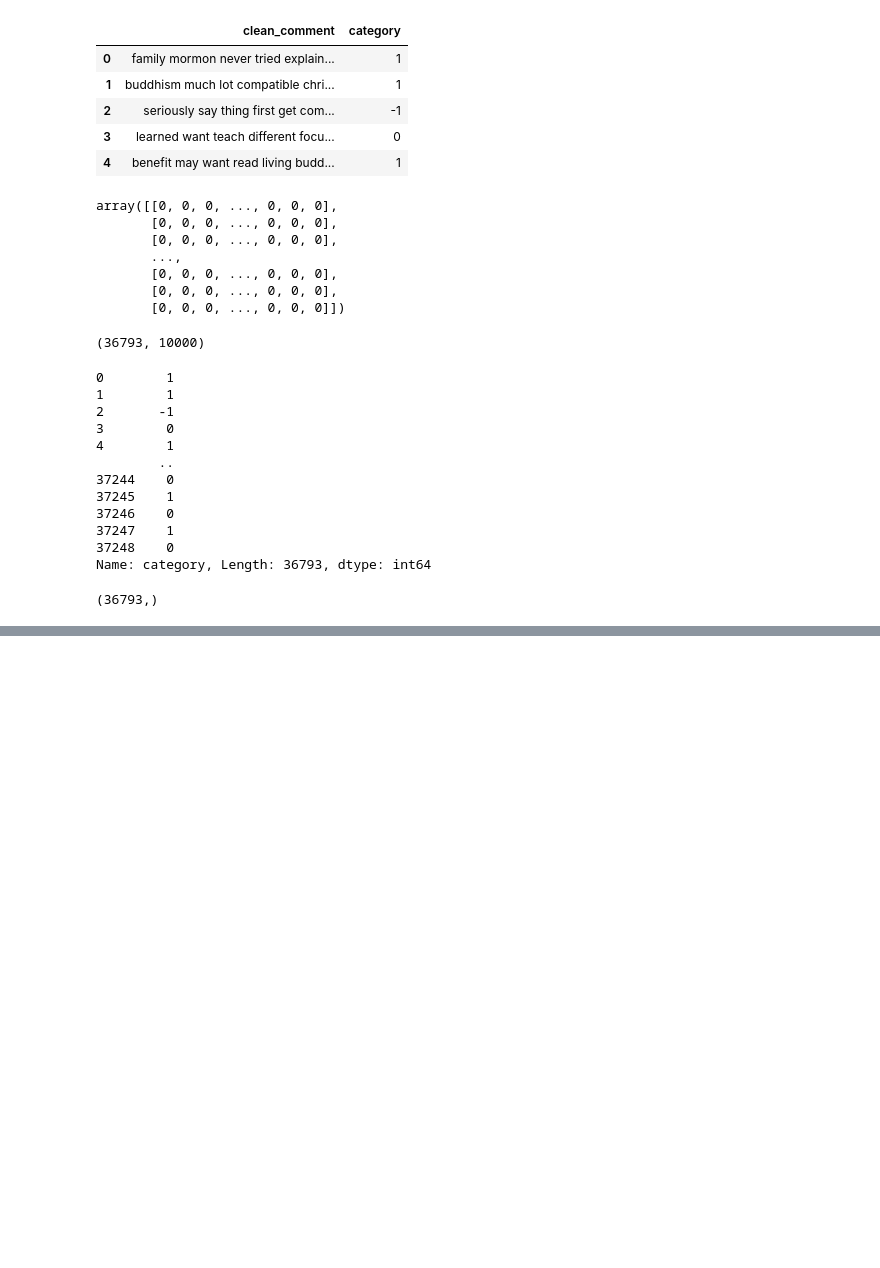
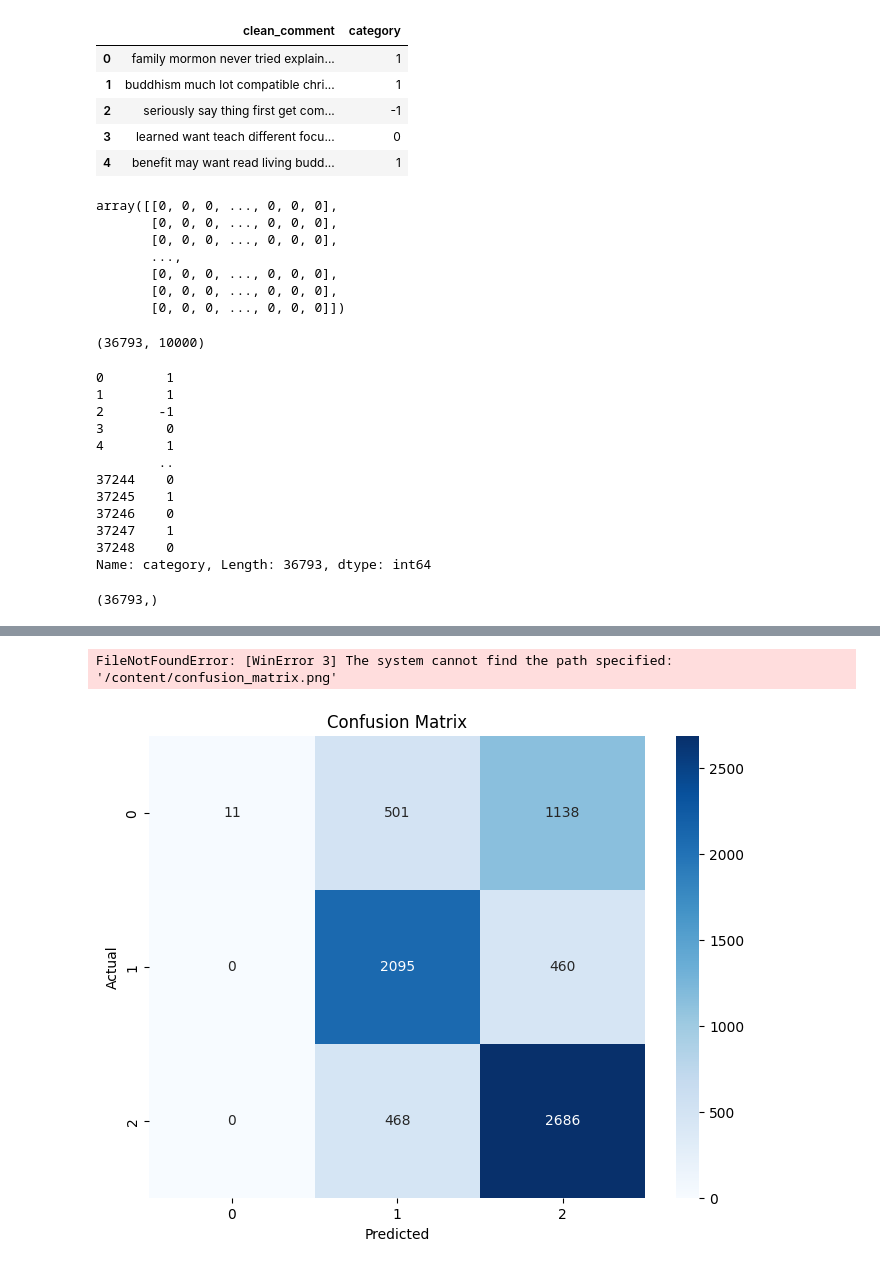
Before and after one commit to Gavesh99324/Sentiment-Analysis, a Jupyter notebook: notebooks/2_experiment_1_baseline_model.ipynb, the cells around one changed output, grey strips where cells are left out. Drawn from its saved outputs; the diff is of its cells as text; code cells hidden in the pictures; blank space fills up the shorter version.

Commit message:
finished tge experiment_1 baseline model

```diff
--- a/notebooks/2_experiment_1_baseline_model.ipynb
+++ b/notebooks/2_experiment_1_baseline_model.ipynb
@@ -22,7 +22,7 @@ Requirement already satisfied: greenlet>=1 in c:\users\user\anaconda3\envs\ytsa\
 # Test mlflow
 
 import mlflow
-mlflow.set_tracking_uri("http://ec2-3-88-211-210.compute-1.amazonaws.com:5000/")
+mlflow.set_tracking_uri("http://ec2-18-212-217-206.compute-1.amazonaws.com:5000/")
 
 with mlflow.start_run():
     mlflow.log_param("param1", 15)
@@ -144,6 +143,3 @@ Name: category, Length: 36793, dtype: int64
 y.shape
 # %% [output]
 (36793,)
-# %%
-# MLflow tracking server
-mlflow.set_tracking_uri("http://ec2-54-86-42-121.compute-1.amazonaws.com:5000/")
@@ -192,0 +146,3 @@ boto3 1.35.36 requires s3transfer<0.11.0,>=0.10.0, but you have s3transfer 0.16.
+# %%
+# MLflow tracking server
+mlflow.set_tracking_uri("http://ec2-18-212-217-206.compute-1.amazonaws.com:5000/")
@@ -192,0 +154,69 @@ boto3 1.35.36 requires s3transfer<0.11.0,>=0.10.0, but you have s3transfer 0.16.
+# %%
+# Step 1: Split the data into training and testing sets (80% train, 20% test)
+X_train, X_test, y_train, y_test = train_test_split(
+    X, y, test_size=0.2, random_state=42, stratify=y)
+
+# Step 2: Define and train a Random Forest baseline model using a simple train-test split
+with mlflow.start_run() as run:
+    # Log a description for the run
+    mlflow.set_tag("mlflow.runName", "RandomForest_Baseline_TrainTestSplit")
+    mlflow.set_tag("experiment_type", "baseline")
+    mlflow.set_tag("model_type", "RandomForestClassifier")
+
+    # Add a description
+    mlflow.set_tag(
+        "description", "Baseline RandomForest model for sentiment analysis using Bag of Words (BoW) with a simple train-test split")
+
+    # Log parameters for the vectorizer
+    mlflow.log_param("vectorizer_type", "CountVectorizer")
+    mlflow.log_param("vectorizer_max_features", vectorizer.max_features)
+
+    # Log Random Forest parameters
+    n_estimators = 200
+    max_depth = 15
+
+    mlflow.log_param("n_estimators", n_estimators)
+    mlflow.log_param("max_depth", max_depth)
+
+    # Initialize and train the model
+    model = RandomForestClassifier(
+        n_estimators=n_estimators, max_depth=max_depth, random_state=42)
+    model.fit(X_train, y_train)
+
+    # Make predictions on the test set
+    y_pred = model.predict(X_test)
+
+    # Log metrics for each class and accuracy
+    accuracy = accuracy_score(y_test, y_pred)
+    mlflow.log_metric("accuracy", accuracy)
+
+    classification_rep = classification_report(
+        y_test, y_pred, output_dict=True)
+
+    for label, metrics in classification_rep.items():
+        if isinstance(metrics, dict):  # For precision, recall, f1-score, etc.
+            for metric, value in metrics.items():
+                mlflow.log_metric(f"{label}_{metric}", value)
+
+    # Confusion matrix plot
+    conf_matrix = confusion_matrix(y_test, y_pred)
+    plt.figure(figsize=(8, 6))
+    sns.heatmap(conf_matrix, annot=True, fmt="d", cmap="Blues")
+    plt.xlabel("Predicted")
+    plt.ylabel("Actual")
+    plt.title("Confusion Matrix")
+
+    # Save and log the confusion matrix plot
+    plt.savefig("confusion_matrix.png")
+    mlflow.log_artifact("/content/confusion_matrix.png")
+
+    # Log the Random Forest model
+    mlflow.sklearn.log_model(model, "random_forest_model")
+
+    # Optionally log the dataset itself (if it's small enough)
+    df.to_csv("dataset.csv", index=False)
+    mlflow.log_artifact("/content/dataset.csv")
+
+# Display final accuracy
+print(f"Accuracy: {accuracy}")
+# %% [output]
@@ -192,0 +225,2 @@ boto3 1.35.36 requires s3transfer<0.11.0,>=0.10.0, but you have s3transfer 0.16.
+FileNotFoundError: [WinError 3] The system cannot find the path specified: '/content/confusion_matrix.png'
+[figure, added]
```
Also changed, not shown: parts of 10 cells of this notebook, 2 other files.
